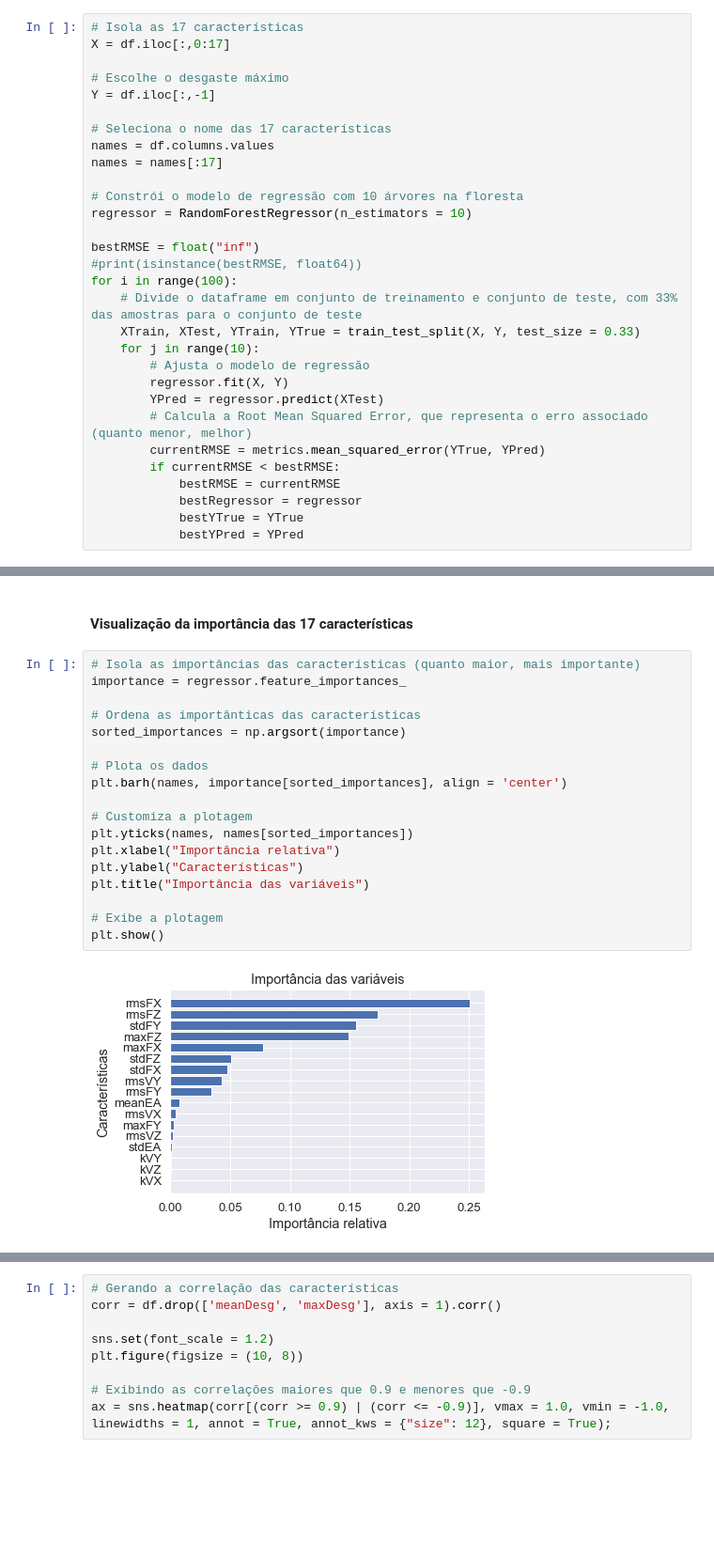
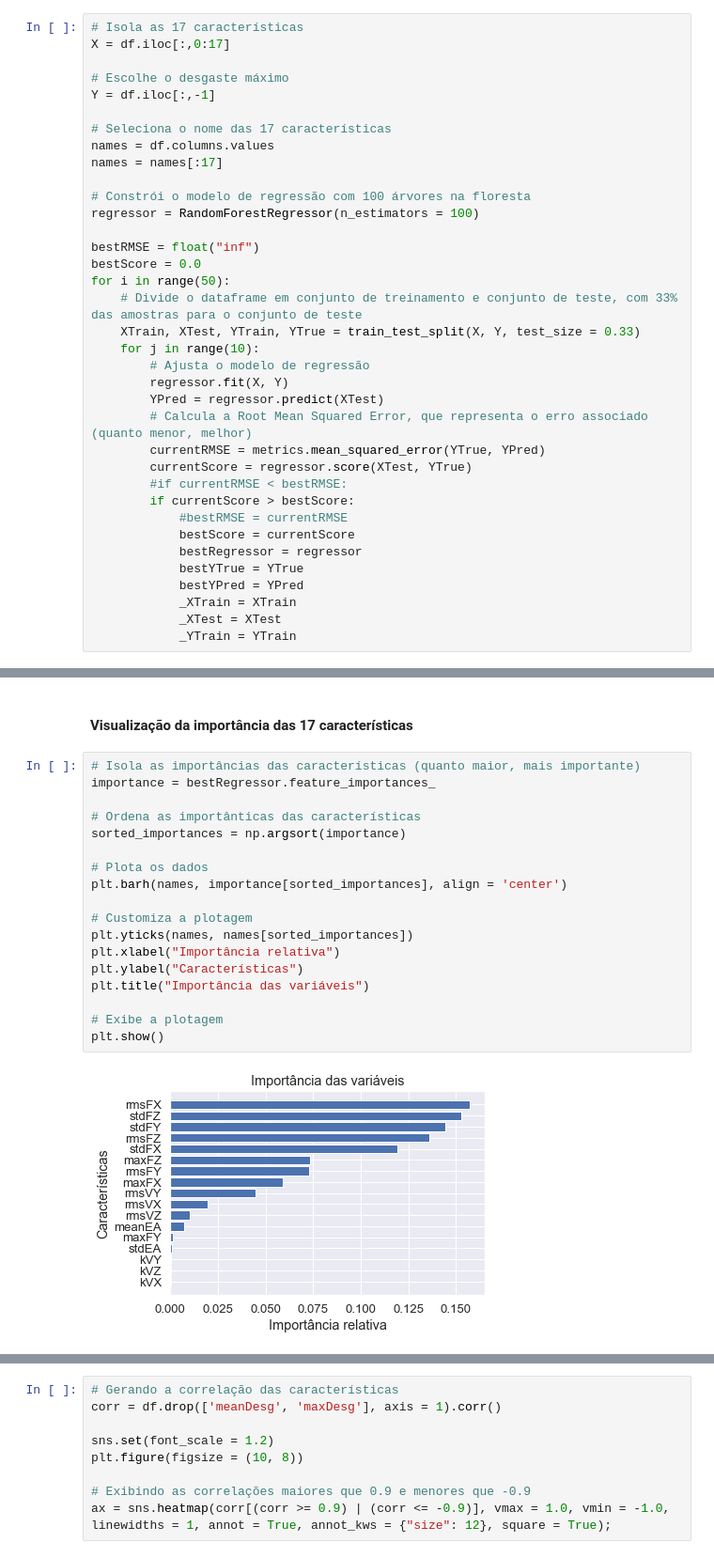
Before and after one commit to IarahAlmeida/IA, a Jupyter notebook: Trabalho final.ipynb, the cells around one changed output, grey strips where cells are left out. Shown: that part at 94% size. Drawn from its saved outputs; the diff is of its cells as text; blank space fills up the shorter version.

Commit message:
Ajuste da regressão e plotagens

```diff
--- a/Trabalho final.ipynb
+++ b/Trabalho final.ipynb
@@ -82,12 +82,12 @@ Y = df.iloc[:,-1]
 names = df.columns.values
 names = names[:17]
 
-# Constrói o modelo de regressão com 10 árvores na floresta
-regressor = RandomForestRegressor(n_estimators = 10)
+# Constrói o modelo de regressão com 100 árvores na floresta
+regressor = RandomForestRegressor(n_estimators = 100)
 
 bestRMSE = float("inf")
-#print(isinstance(bestRMSE, float64))
-for i in range(100):
+bestScore = 0.0
+for i in range(50):
     # Divide o dataframe em conjunto de treinamento e conjunto de teste, com 33% das amostras para o conjunto de teste
     XTrain, XTest, YTrain, YTrue = train_test_split(X, Y, test_size = 0.33)
     for j in range(10):
@@ -96,11 +96,17 @@ for i in range(100):
         YPred = regressor.predict(XTest)
         # Calcula a Root Mean Squared Error, que representa o erro associado (quanto menor, melhor)
         currentRMSE = metrics.mean_squared_error(YTrue, YPred)
-        if currentRMSE < bestRMSE:
-            bestRMSE = currentRMSE
+        currentScore = regressor.score(XTest, YTrue)
+        #if currentRMSE < bestRMSE:
+        if currentScore > bestScore:
+            #bestRMSE = currentRMSE
+            bestScore = currentScore
             bestRegressor = regressor
             bestYTrue = YTrue
             bestYPred = YPred
+            _XTrain = XTrain
+            _XTest = XTest
+            _YTrain = YTrain
 # %% [markdown]
 <h4>Erro associado à predição</h4>
 # %%
@@ -142,22 +155,22 @@ Características ordenadas pela pontuação:
 <h4>Visualização da importância das 17 características</h4>
 # %%
 # Isola as importâncias das características (quanto maior, mais importante)
-importance = regressor.feature_importances_
+importance = bestRegressor.feature_importances_
 
 # Ordena as importânticas das características
 sorted_importances = np.argsort(importance)
 
 # Plota os dados
 plt.barh(names, importance[sorted_importances], align = 'center')
 
 # Customiza a plotagem
 plt.yticks(names, names[sorted_importances])
 plt.xlabel("Importância relativa")
 plt.ylabel("Características")
 plt.title("Importância das variáveis")
 
 # Exibe a plotagem
 plt.show()
 # %% [output]
-[figure, old version]
+[figure, new version]
 # %% [markdown]
```
Also changed, not shown: parts of 6 cells of this notebook.
